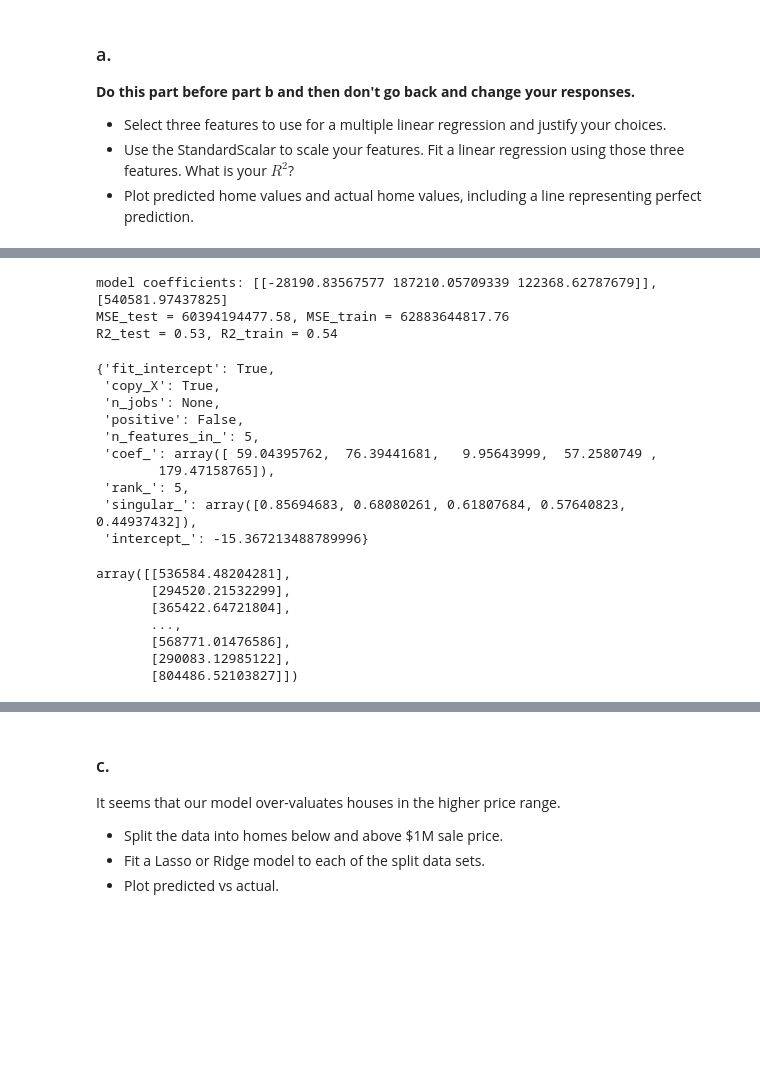
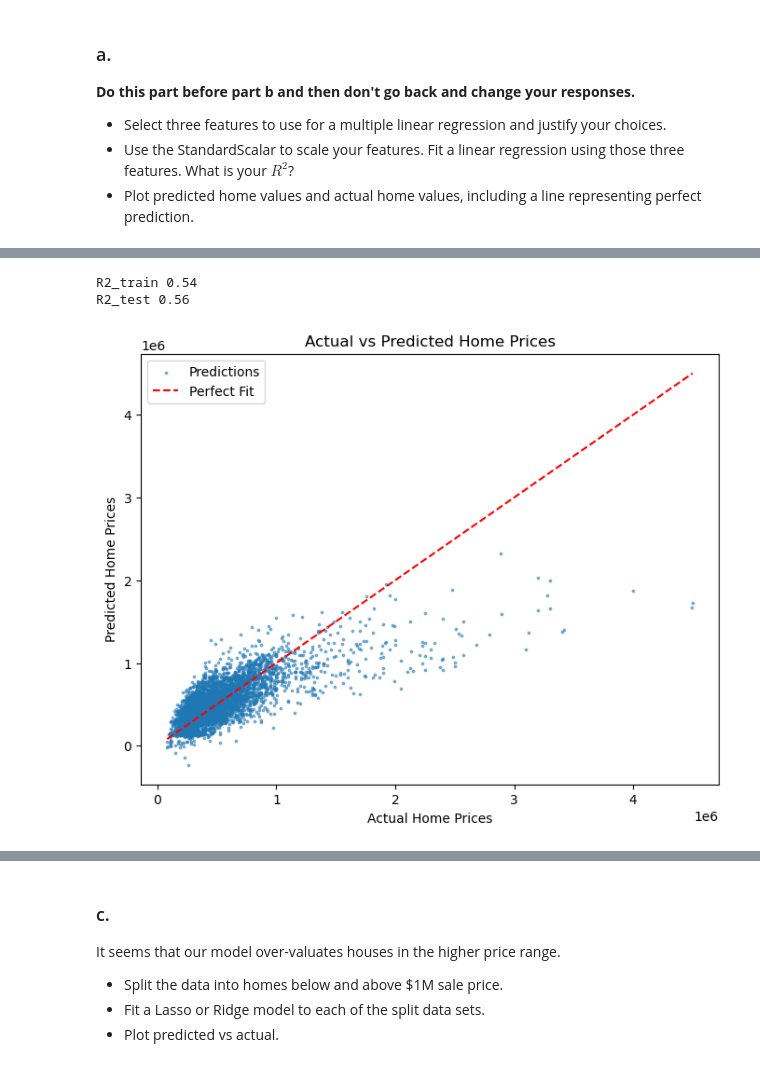
Before and after one commit to GettysburgDataScience/ps1-linear-regression-Reidhnorton, a Jupyter notebook: PS1.ipynb, the cells around one changed output, grey strips where cells are left out. Cells and saved outputs as stored; diff of their text form; code cells hidden in the pictures; blank space fills up the shorter version.

```diff
--- a/PS1.ipynb
+++ b/PS1.ipynb
@@ -258,50 +253,30 @@ X_train
-# %%
-from sklearn.preprocessing import StandardScaler
-ss = StandardScaler()
-ss.fit(X_train)
-
-X_scaled_train = ss.transform(X_train)
-X_scaled_test = ss.transform(X_test)
-
-model_linreg = LinearRegression()
-model_linreg.fit(X_scaled_train, y_train)
-
-y_pred_train = model_linreg.predict(X_scaled_train)
-y_pred_test = model_linreg.predict(X_scaled_test)
-y_pred = model_linreg.predict(X_scaled_test)
-
-MSE_train = sk.metrics.mean_squared_error(y_train, y_pred_train)
-R2_train = model_linreg.score(X_scaled_train, y_train)
-
-MSE_test = sk.metrics.mean_squared_error(y_test, y_pred_test)
-R2_test = model_linreg.score(X_scaled_test, y_test)
-
-print(f'model coefficients: {model_linreg.coef_}, {model_linreg.intercept_}')
-print(f'MSE_test = {MSE_test:.2f}, MSE_train = {MSE_train:.2f}')
-print(f'R2_test = {R2_test:.2f}, R2_train = {R2_train:.2f}')
-
-model_LR.__dict__
-# %% [output]
-model coefficients: [[-28190.83567577 187210.05709339 122368.62787679]], [540581.97437825]
-MSE_test = 60394194477.58, MSE_train = 62883644817.76
-R2_test = 0.53, R2_train = 0.54
-{'fit_intercept': True,
- 'copy_X': True,
- 'n_jobs': None,
- 'positive': False,
- 'n_features_in_': 5,
- 'coef_': array([ 59.04395762,  76.39441681,   9.95643999,  57.2580749 ,
-        179.47158765]),
- 'rank_': 5,
- 'singular_': array([0.85694683, 0.68080261, 0.61807684, 0.57640823, 0.44937432]),
- 'intercept_': -15.367213488789996}
-# %%
-y_pred
-# %% [output]
-array([[536584.48204281],
-       [294520.21532299],
-       [365422.64721804],
-       ...,
-       [568771.01476586],
-       [290083.12985122],
-       [804486.52103827]])
+# %%
+from sklearn.preprocessing import StandardScaler
+ss = StandardScaler()
+ss.fit(X_train)
+
+X_scaled_train = ss.fit_transform(X_train)
+X_scaled_test = ss.transform(X_test)
+
+model = LinearRegression()
+model.fit(X_scaled_train, y_train)
+
+y_pred_train = model.predict(X_scaled_train)
+y_pred_test = model.predict(X_scaled_test)
+
+R2_train = model.score(X_scaled_train, y_train)
+R2_test = model.score(X_scaled_test, y_test)
+print(f'R2_train {R2_train:.2f}\nR2_test {R2_test:.2f}')
+
+plt.figure(figsize=(8, 6))
+plt.scatter(y_test, y_pred_test, alpha=0.5, label="Predictions", s=3)
+plt.plot([min(y_test['price']), max(y_test['price'])], [min(y_test['price']), max(y_test['price'])], color='red', linestyle='dashed', label="Perfect Fit")
+plt.xlabel("Actual Home Prices")
+plt.ylabel("Predicted Home Prices")
+plt.title("Actual vs Predicted Home Prices")
+plt.legend()
+plt.show()
+# %% [output]
+R2_train 0.54
+R2_test 0.56
+[figure, added]
```
Also changed, not shown: parts of 27 cells of this notebook.
